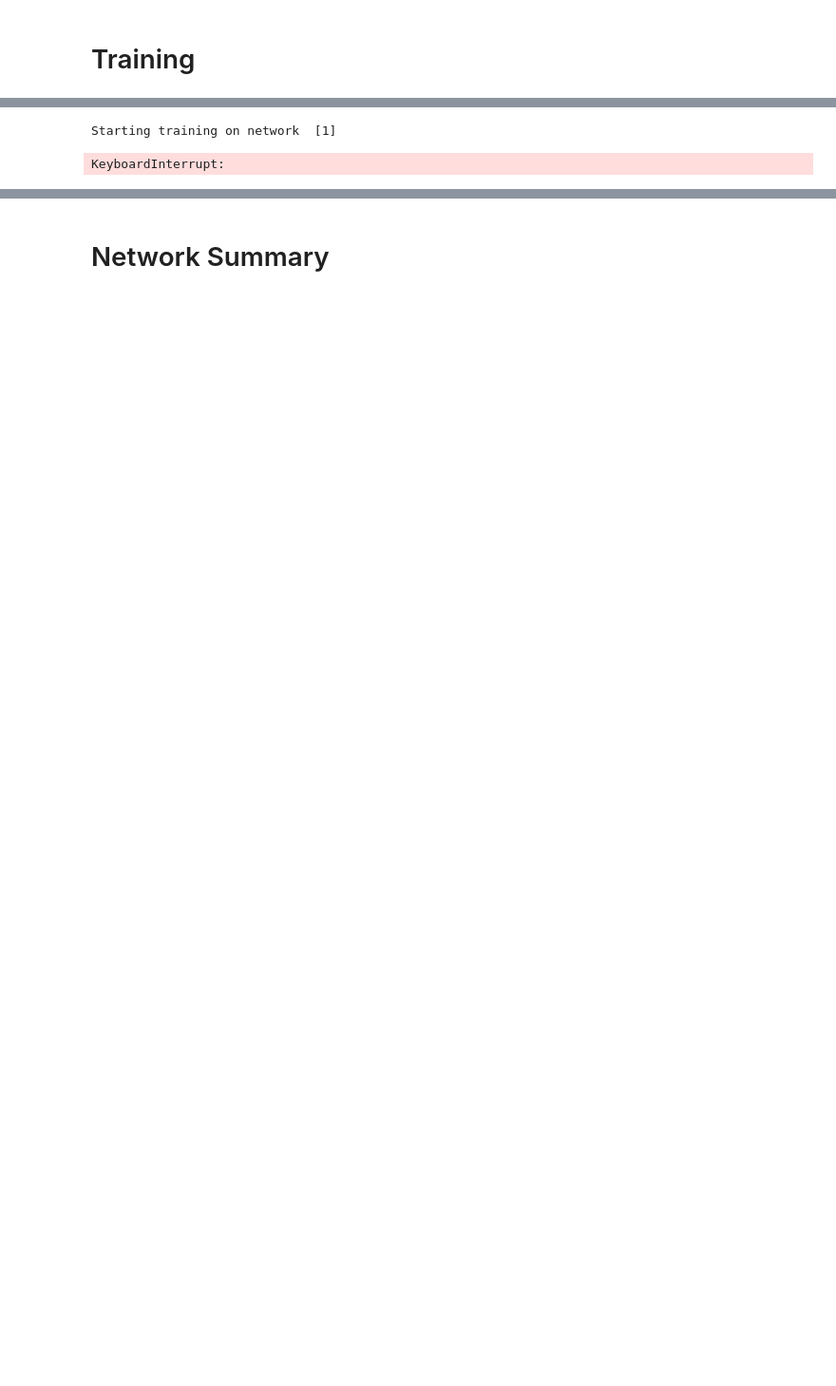
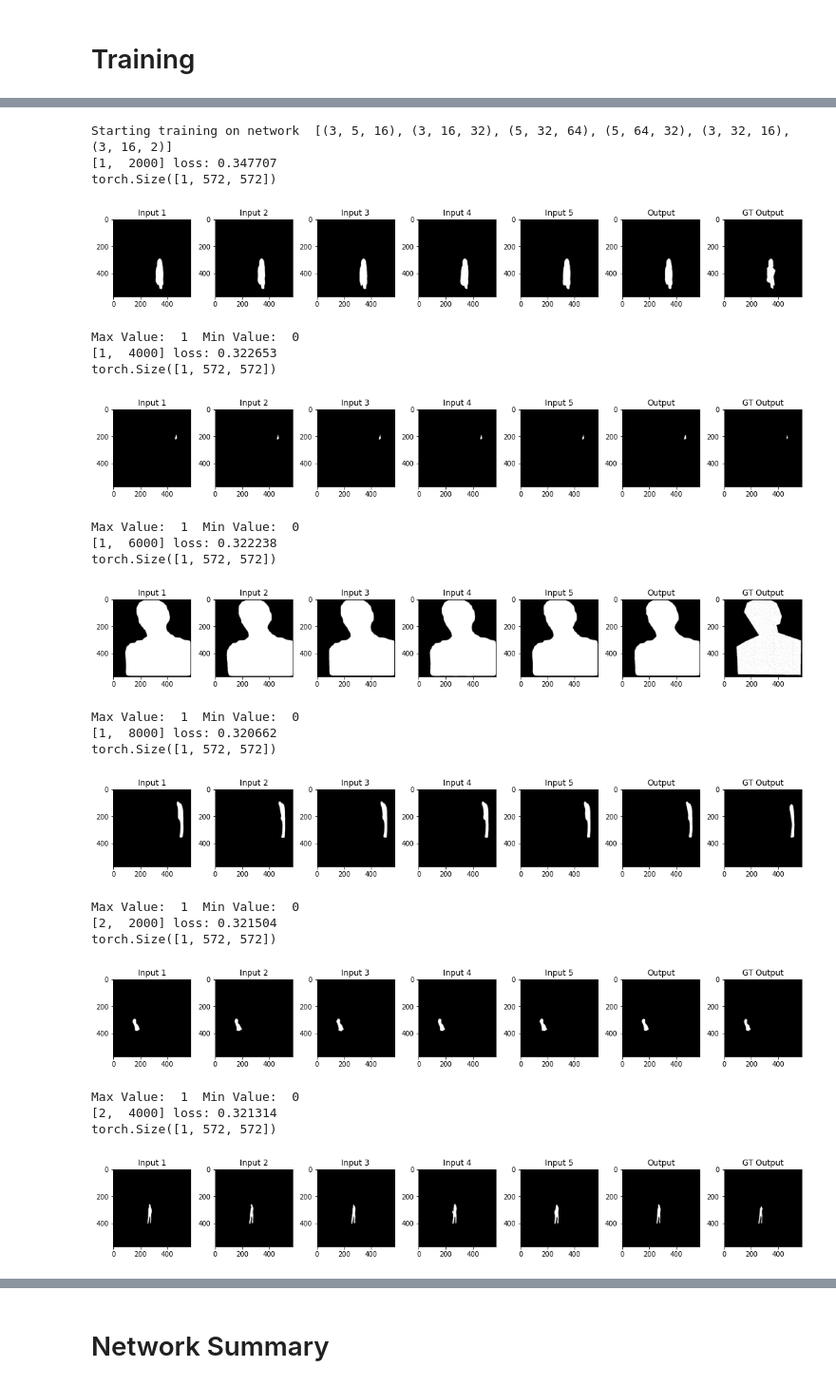
Before and after one commit to Yusoi/mmdetection, a Jupyter notebook: ensemble_network.ipynb, the cells around one changed output, grey strips where cells are left out. Shown at 95% size. Drawn from its saved outputs; the diff is of its cells as text; code cells hidden in the pictures; blank space fills up the shorter version.

```diff
--- a/ensemble_network.ipynb
+++ b/ensemble_network.ipynb
@@ -88,7 +88,7 @@ class ToTensor(object):
                 "im_seg": torch.from_numpy(im_seg),
                 "im_res": torch.from_numpy(im_res)}
 # %%
-trainset = EnsembleDataset(results_file='work_dirs/dataset_generation/dataset_no_img.pkl',
+trainset = EnsembleDataset(results_file='work_dirs/dataset_generation/final_dataset_no_img.pkl',
                            transform=transforms.Compose([Resize(572),
                                                          ToTensor()]))
 trainloader = torch.utils.data.DataLoader(trainset, batch_size=BATCH_SIZE,
@@ -237,36 +228,59 @@ Estimated Total Size (MB): 33.89
 # %%
 import torch.optim as optim
 
 device = torch.device("cuda:0" if torch.cuda.is_available() else "cpu")
-OPTIMIZER = "Adam"
-ACTIVATION = "sigmoid"
-LOSS = "BCELoss"
+OPTIMIZER = "SGD"
+ACTIVATION = "lrelu"
+LOSS = "CrossEntropyLoss"
 
-for layers in [[1],[3],[5]]:
+for layers in [[(3,5,16),(3,16,32),(5,32,64),(5,64,32),(3,32,16),(3,16,2)]]:
     print("Starting training on network ",layers)
 
-    net = SimpleNet(N_CHANNELS,layers,activation=ACTIVATION)
+    net = SimpleNet(layers,activation=ACTIVATION)
     net = net.to(device).float()
 
     if LOSS == "BCELoss":
         criterion = nn.BCELoss()
+    elif LOSS == "CrossEntropyLoss":
+        criterion = nn.CrossEntropyLoss()
 
     criterion_class = nn.NLLLoss()
-
 
     if OPTIMIZER == "SGD":
         optimizer = optim.SGD(net.parameters(), lr=0.001, momentum=0.9)
     elif OPTIMIZER == "Adam":
         optimizer = optim.Adam(net.parameters(), lr=0.001)
 
     checkpoint_path = "work_dirs/simplenet"
     for layer in layers:
         checkpoint_path += "_"+str(layer)
     checkpoint_path += "/" + OPTIMIZER + "_" + ACTIVATION + "_" + LOSS + "/"
     tensorboard_path = checkpoint_path+"tb/"
     os.makedirs(tensorboard_path,exist_ok=True)
 
-    train(net,trainloader,(criterion,criterion_class),optimizer, checkpoint_path, tensorboard_path)#, checkpoint="work_dirs/simplenet_1/epoch_25.pt")
+    train(net,trainloader,criterion,optimizer, checkpoint_path, tensorboard_path)#, checkpoint="work_dirs/simplenet_1/epoch_25.pt")
 # %% [output]
-Starting training on network  [1]
+Starting training on network  [(3, 5, 16), (3, 16, 32), (5, 32, 64), (5, 64, 32), (3, 32, 16), (3, 16, 2)]
+[1,  2000] loss: 0.347707
+torch.Size([1, 572, 572])
+[figure, added]
-KeyboardInterrupt:
+Max Value:  1  Min Value:  0
+[1,  4000] loss: 0.322653
+torch.Size([1, 572, 572])
+[figure, added]
+Max Value:  1  Min Value:  0
+[1,  6000] loss: 0.322238
+torch.Size([1, 572, 572])
+[figure, added]
+Max Value:  1  Min Value:  0
+[1,  8000] loss: 0.320662
+torch.Size([1, 572, 572])
+[figure, added]
+Max Value:  1  Min Value:  0
+[2,  2000] loss: 0.321504
+torch.Size([1, 572, 572])
+[figure, added]
+Max Value:  1  Min Value:  0
+[2,  4000] loss: 0.321314
+torch.Size([1, 572, 572])
+[figure, added]
```
Also changed, not shown: parts of 5 cells of this notebook, 3 other files.
